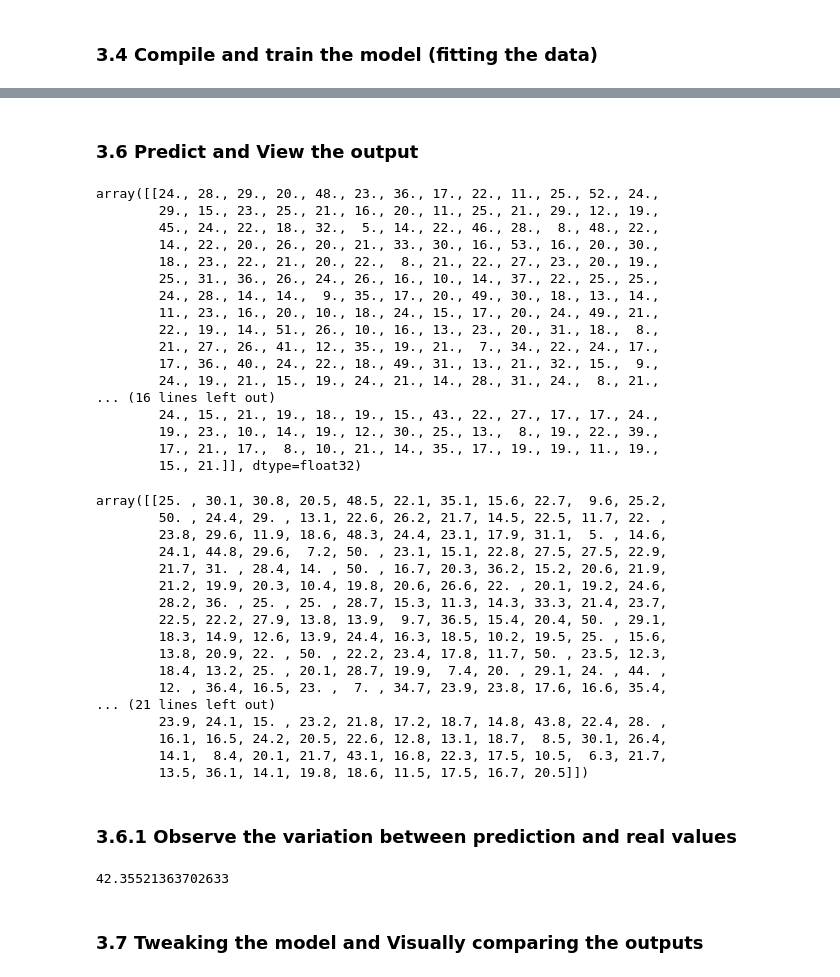
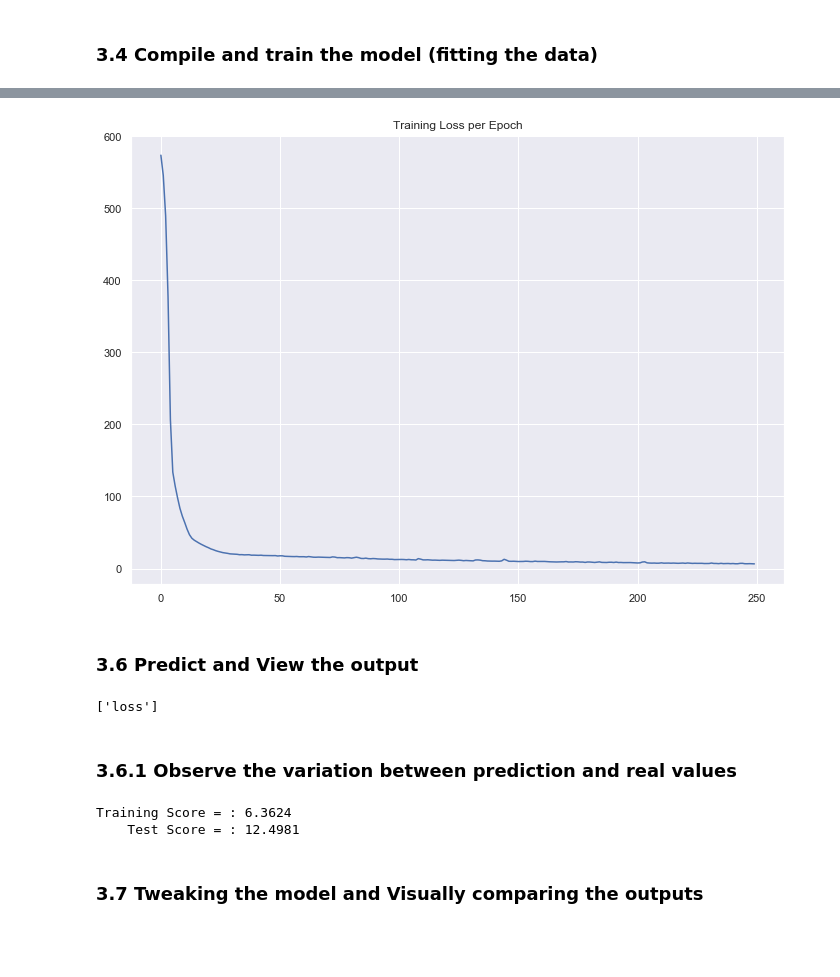
Before and after one commit to dewaledr/MLearning-Projects, a Jupyter notebook: Project_BostonHousePrices.ipynb, the cells around one changed output, grey strips where cells are left out. Cells and saved outputs as stored; diff of their text form; code cells hidden in the pictures; blank space fills up the shorter version.

```diff
--- a/Project_BostonHousePrices.ipynb
+++ b/Project_BostonHousePrices.ipynb
@@ -831,46 +800,21 @@ Epoch 100/100
+# %%
+loss = model.history.history['loss']
+# %%
+sns.lineplot(x=range(len(loss)),y=loss)
+plt.title("Training Loss per Epoch");
+# %% [output]
+[figure, added]
 # %% [markdown]
 ### 3.6 Predict and View the output
+# %%
+model.metrics_names
+# %% [output]
+['loss']
 # %%
-# Predicted output
-np.around(m.predict(scaledTrain_df).T)
+# # Predicted output
+# np.around(m.predict(scaledTrain_df).T)
-# %% [output]
-array([[24., 28., 29., 20., 48., 23., 36., 17., 22., 11., 25., 52., 24.,
-        29., 15., 23., 25., 21., 16., 20., 11., 25., 21., 29., 12., 19.,
-        45., 24., 22., 18., 32.,  5., 14., 22., 46., 28.,  8., 48., 22.,
-        14., 22., 20., 26., 20., 21., 33., 30., 16., 53., 16., 20., 30.,
-        18., 23., 22., 21., 20., 22.,  8., 21., 22., 27., 23., 20., 19.,
-        25., 31., 36., 26., 24., 26., 16., 10., 14., 37., 22., 25., 25.,
-        24., 28., 14., 14.,  9., 35., 17., 20., 49., 30., 18., 13., 14.,
-        11., 23., 16., 20., 10., 18., 24., 15., 17., 20., 24., 49., 21.,
-        22., 19., 14., 51., 26., 10., 16., 13., 23., 20., 31., 18.,  8.,
-        21., 27., 26., 41., 12., 35., 19., 21.,  7., 34., 22., 24., 17.,
-        17., 36., 40., 24., 22., 18., 49., 31., 13., 21., 32., 15.,  9.,
-        24., 19., 21., 15., 19., 24., 21., 14., 28., 31., 24.,  8., 21.,
-... (16 lines left out)
-        24., 15., 21., 19., 18., 19., 15., 43., 22., 27., 17., 17., 24.,
-        19., 23., 10., 14., 19., 12., 30., 25., 13.,  8., 19., 22., 39.,
-        17., 21., 17.,  8., 10., 21., 14., 35., 17., 19., 19., 11., 19.,
-        15., 21.]], dtype=float32)
 # %%
-# Expected output
-outputTrainDataY.values.reshape(1,405)
+# # Expected output
+# outputTrainDataY.values.reshape(1,405)
-# %% [output]
-array([[25. , 30.1, 30.8, 20.5, 48.5, 22.1, 35.1, 15.6, 22.7,  9.6, 25.2,
-        50. , 24.4, 29. , 13.1, 22.6, 26.2, 21.7, 14.5, 22.5, 11.7, 22. ,
-        23.8, 29.6, 11.9, 18.6, 48.3, 24.4, 23.1, 17.9, 31.1,  5. , 14.6,
-        24.1, 44.8, 29.6,  7.2, 50. , 23.1, 15.1, 22.8, 27.5, 27.5, 22.9,
-        21.7, 31. , 28.4, 14. , 50. , 16.7, 20.3, 36.2, 15.2, 20.6, 21.9,
-        21.2, 19.9, 20.3, 10.4, 19.8, 20.6, 26.6, 22. , 20.1, 19.2, 24.6,
-        28.2, 36. , 25. , 25. , 28.7, 15.3, 11.3, 14.3, 33.3, 21.4, 23.7,
-        22.5, 22.2, 27.9, 13.8, 13.9,  9.7, 36.5, 15.4, 20.4, 50. , 29.1,
-        18.3, 14.9, 12.6, 13.9, 24.4, 16.3, 18.5, 10.2, 19.5, 25. , 15.6,
-        13.8, 20.9, 22. , 50. , 22.2, 23.4, 17.8, 11.7, 50. , 23.5, 12.3,
-        18.4, 13.2, 25. , 20.1, 28.7, 19.9,  7.4, 20. , 29.1, 24. , 44. ,
-        12. , 36.4, 16.5, 23. ,  7. , 34.7, 23.9, 23.8, 17.6, 16.6, 35.4,
-... (21 lines left out)
-        23.9, 24.1, 15. , 23.2, 21.8, 17.2, 18.7, 14.8, 43.8, 22.4, 28. ,
-        16.1, 16.5, 24.2, 20.5, 22.6, 12.8, 13.1, 18.7,  8.5, 30.1, 26.4,
-        14.1,  8.4, 20.1, 21.7, 43.1, 16.8, 22.3, 17.5, 10.5,  6.3, 21.7,
-        13.5, 36.1, 14.1, 19.8, 18.6, 11.5, 17.5, 16.7, 20.5]])
 # %% [markdown]
 ### 3.6.1 Observe the variation between prediction and real values
@@ -881,8 +825,11 @@ error_in_prediction = m.predict(scaledTrain_df).T - outputTrainDataY.values.resh
 #print(error_in_prediction)
 # %%
 # Mean Square error of this prediction
-np.sqrt(np.sum((error_in_prediction)**2))
+# np.sqrt(np.sum((error_in_prediction)**2))
+print("Training Score = :", training_score.round(4))
+print("    Test Score = :", test_score.round(4))
 # %% [output]
-42.35521363702633
+Training Score = : 6.3624
+    Test Score = : 12.4981
 # %% [markdown]
 ### 3.7 Tweaking the model and Visually comparing the outputs
```
Also changed, not shown: parts of 80 cells of this notebook, 2 other files.
